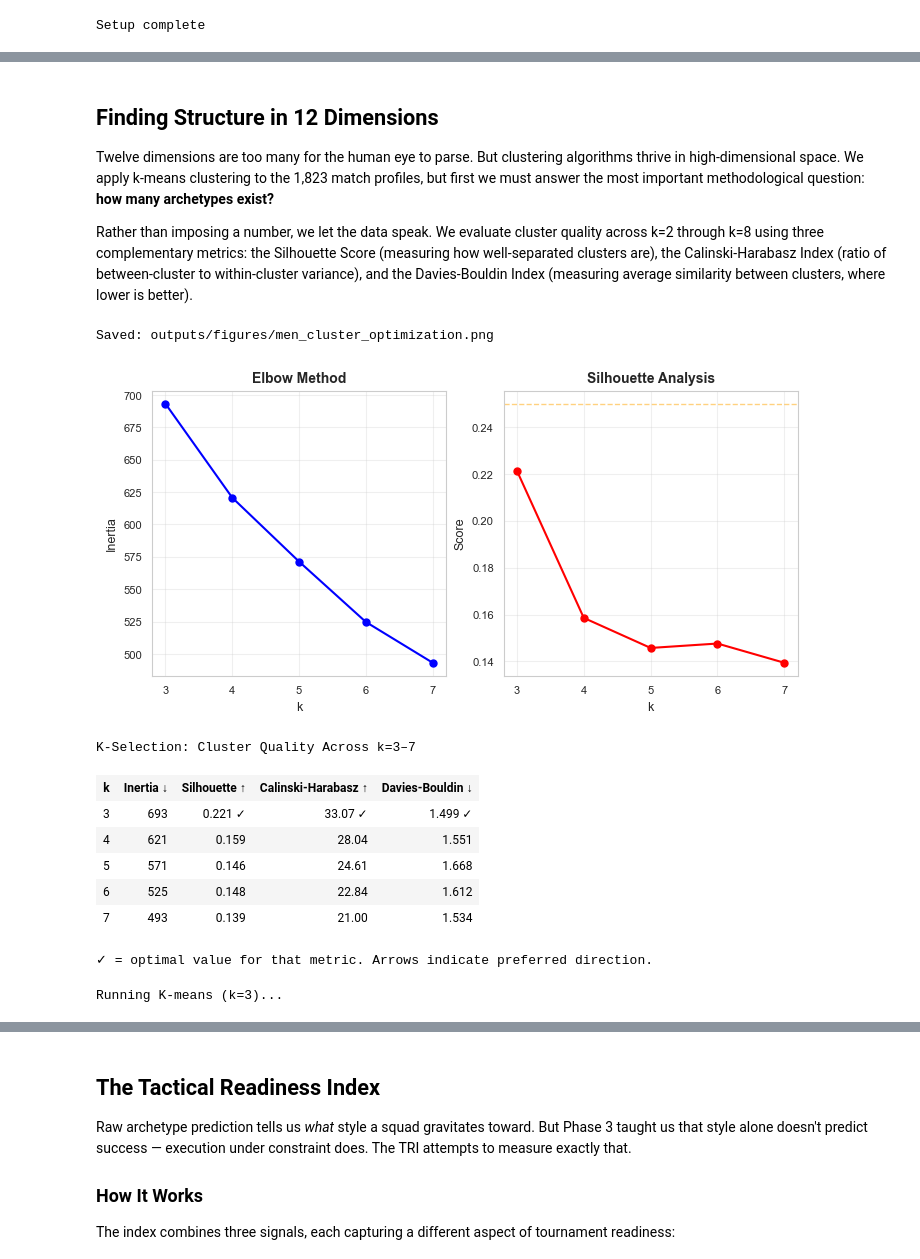
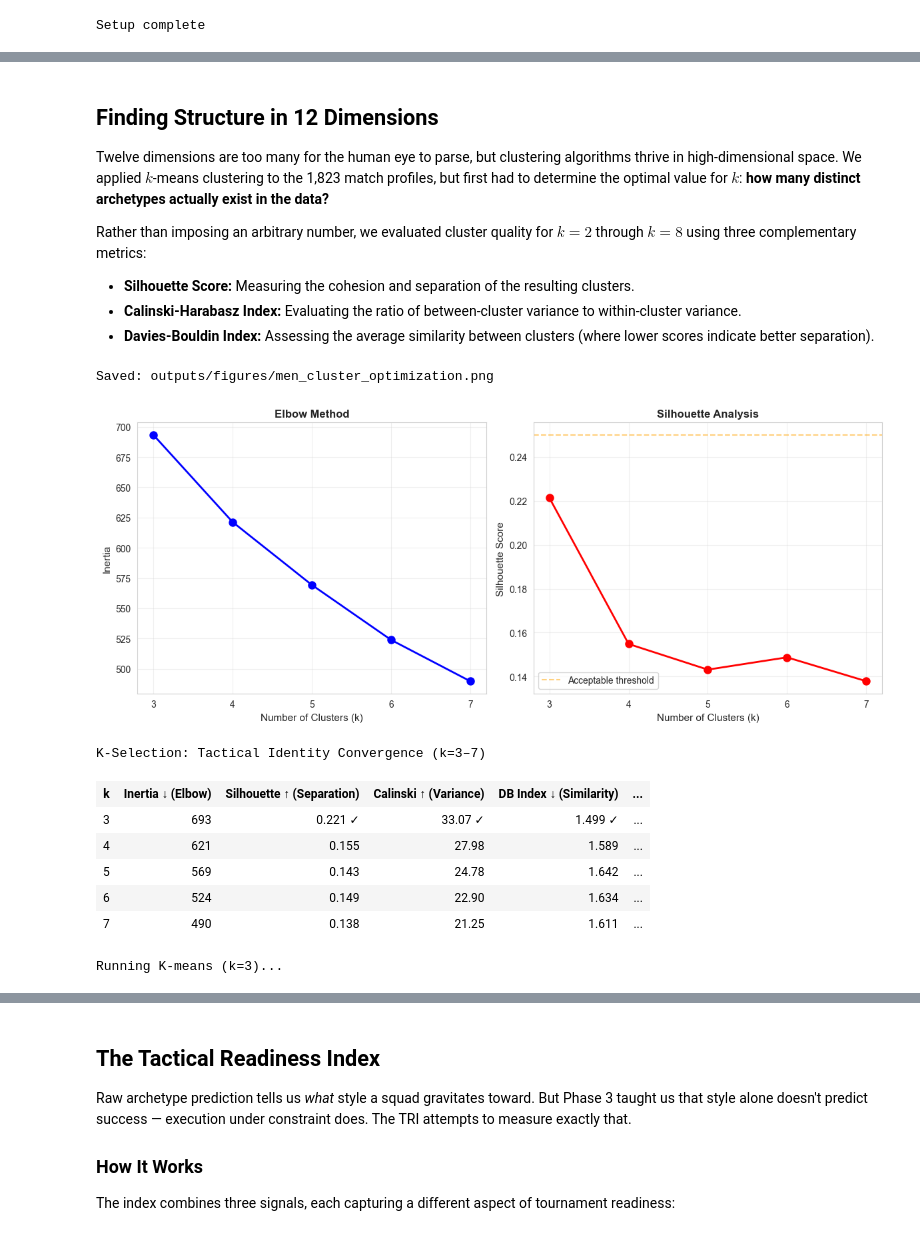
Before and after one commit to soh364/soccer-analytics-capstone-XOh, a Jupyter notebook: eda/EDA_Soomi.ipynb, the cells around one changed output, grey strips where cells are left out. Drawn from its saved outputs; the diff is of its cells as text; code cells hidden in the pictures.

```diff
--- a/eda/EDA_Soomi.ipynb
+++ b/eda/EDA_Soomi.ipynb
@@ -99,58 +112,58 @@ display(men_club_pd.head())
 # %% [markdown]
 ## Finding Structure in 12 Dimensions
 
-Twelve dimensions are too many for the human eye to parse. But clustering algorithms thrive in high-dimensional space. We apply k-means clustering to the 1,823 match profiles, but first we must answer the most important methodological question: **how many archetypes exist?**
+Twelve dimensions are too many for the human eye to parse, but clustering algorithms thrive in high-dimensional space. We applied $k$-means clustering to the 1,823 match profiles, but first had to determine the optimal value for $k$: **how many distinct archetypes actually exist in the data?**
 
-Rather than imposing a number, we let the data speak. We evaluate cluster
-quality across k=2 through k=8 using three complementary metrics: the
-Silhouette Score (measuring how well-separated clusters are), the
-Calinski-Harabasz Index (ratio of between-cluster to within-cluster
-variance), and the Davies-Bouldin Index (measuring average similarity
-between clusters, where lower is better).
+Rather than imposing an arbitrary number, we evaluated cluster quality for $k=2$ through $k=8$ using three complementary metrics:
+
+* **Silhouette Score:** Measuring the cohesion and separation of the resulting clusters.
+* **Calinski-Harabasz Index:** Evaluating the ratio of between-cluster variance to within-cluster variance.
+* **Davies-Bouldin Index:** Assessing the average similarity between clusters (where lower scores indicate better separation).
 # %%
 # Initialize clustering
+men_club_pd = men_club_pd.sort_values('team').reset_index(drop=True)
+
 dimensions = [
     'possession_dominance', 'territorial_control', 'possession_efficiency',
     'progression_intensity', 'progression_method', 'buildup_complexity',
     'offensive_threat', 'tempo', 'press_intensity',
     'defensive_line_height', 'press_effectiveness', 'counter_speed'
 ]
 clusterer = TacticalClustering(dimensions)
 scaled_data = clusterer.prepare_data(men_club_pd)
 
 # Optimize k
 optimization_results = clusterer.optimize_k(k_range=range(3, 8))
 fig, axes = plot_clustering_validation_compact(optimization_results)
 save_figure(fig, 'men_cluster_optimization.png')
 plt.show()
 
 # Validate clusters
 clustering = TacticalClustering(dimensions)
 clustering.prepare_data(men_club_pd)
 k_results = clustering.print_k_comparison(k_range=range(3, 8))
 
 # Run k-means with k=3
 print("\nRunning K-means (k=3)...")
 clustering_results = clusterer.run_kmeans(k=3, random_state=42)
 
 # Add labels to dataframe
 men_club_pd['cluster'] = clustering_results['labels']
 cluster_centers = clustering_results['centers']
 
 # Add cluster sizes
 cluster_centers['size'] = men_club_pd['cluster'].value_counts().sort_index().values
 # %% [output]
 Saved: outputs/figures/men_cluster_optimization.png
-[figure, old version]
+[figure, new version]
-K-Selection: Cluster Quality Across k=3–7
+K-Selection: Tactical Identity Convergence (k=3–7)
-| k | Inertia ↓ | Silhouette ↑ | Calinski-Harabasz ↑ | Davies-Bouldin ↓ |
-| 3 | 693 | 0.221 ✓ | 33.07 ✓ | 1.499 ✓ |
-| 4 | 621 | 0.159 | 28.04 | 1.551 |
-| 5 | 571 | 0.146 | 24.61 | 1.668 |
-| 6 | 525 | 0.148 | 22.84 | 1.612 |
-| 7 | 493 | 0.139 | 21.00 | 1.534 |
+| k | Inertia ↓ (Elbow) | Silhouette ↑ (Separation) | Calinski ↑ (Variance) | DB Index ↓ (Similarity) | ... |
+| 3 | 693 | 0.221 ✓ | 33.07 ✓ | 1.499 ✓ | ... |
+| 4 | 621 | 0.155 | 27.98 | 1.589 | ... |
+| 5 | 569 | 0.143 | 24.78 | 1.642 | ... |
+| 6 | 524 | 0.149 | 22.90 | 1.634 | ... |
+| 7 | 490 | 0.138 | 21.25 | 1.611 | ... |
-✓ = optimal value for that metric. Arrows indicate preferred direction.
+Running K-means (k=3)...
-Running K-means (k=3)...
 # %% [markdown]
 ## Interpreting the Structure
 
```
Also changed, not shown: parts of 34 cells of this notebook, 5 other files.
